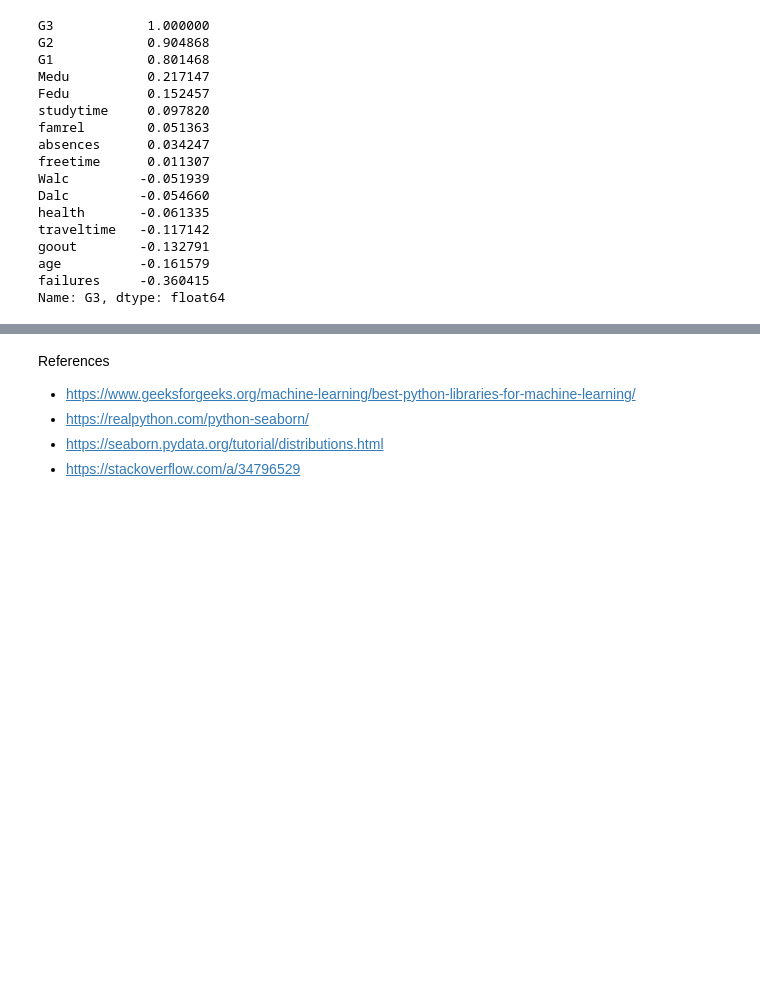
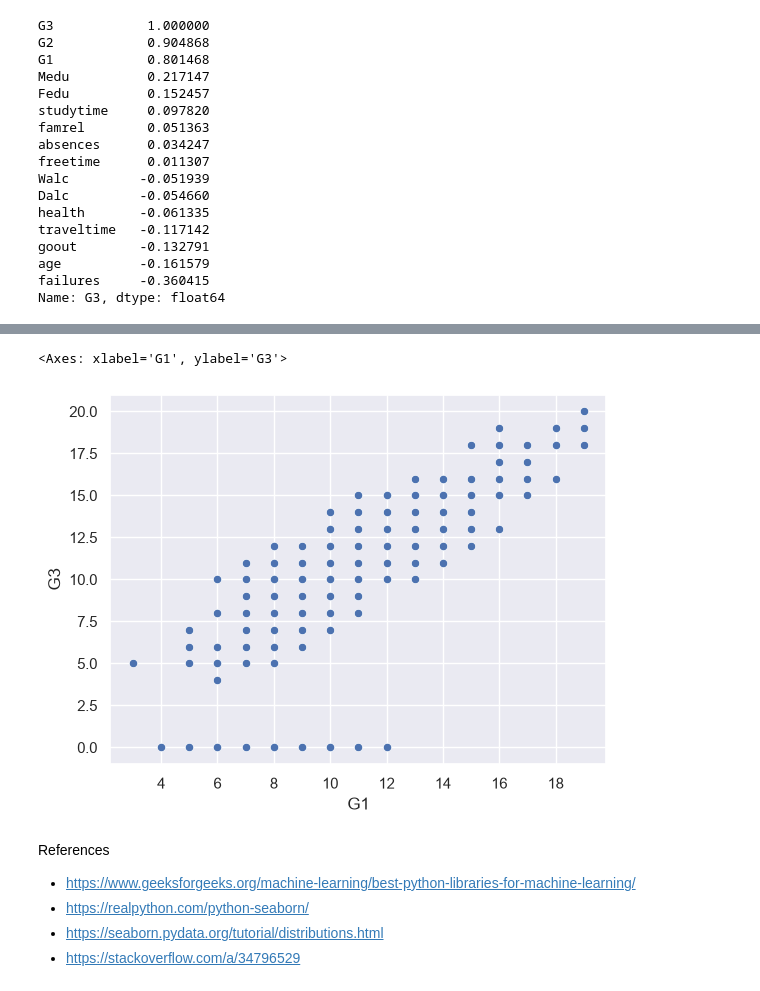
Before and after one commit to ForsythsGambit/StudentPerformancePrediction, a Jupyter notebook: main.ipynb, the cells around one changed output, grey strips where cells are left out. Drawn from its saved outputs; the diff is of its cells as text; code cells hidden in the pictures; blank space fills up the shorter version.

```diff
--- a/main.ipynb
+++ b/main.ipynb
@@ -54,3 +64,8 @@ Name: G3, dtype: float64
+# %%
+sns.scatterplot(data=df, x = "G1", y = "G3")
+# %% [output]
+<Axes: xlabel='G1', ylabel='G3'>
+[figure, added]
 # %% [markdown]
 References
 - https://www.geeksforgeeks.org/machine-learning/best-python-libraries-for-machine-learning/
```
Also changed, not shown: parts of 3 cells of this notebook.
